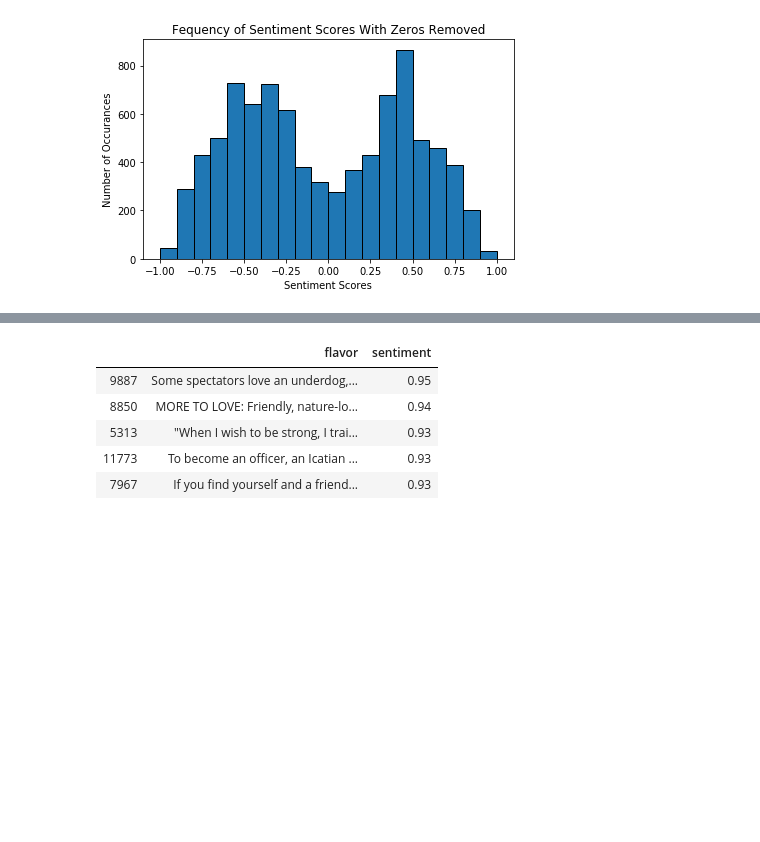
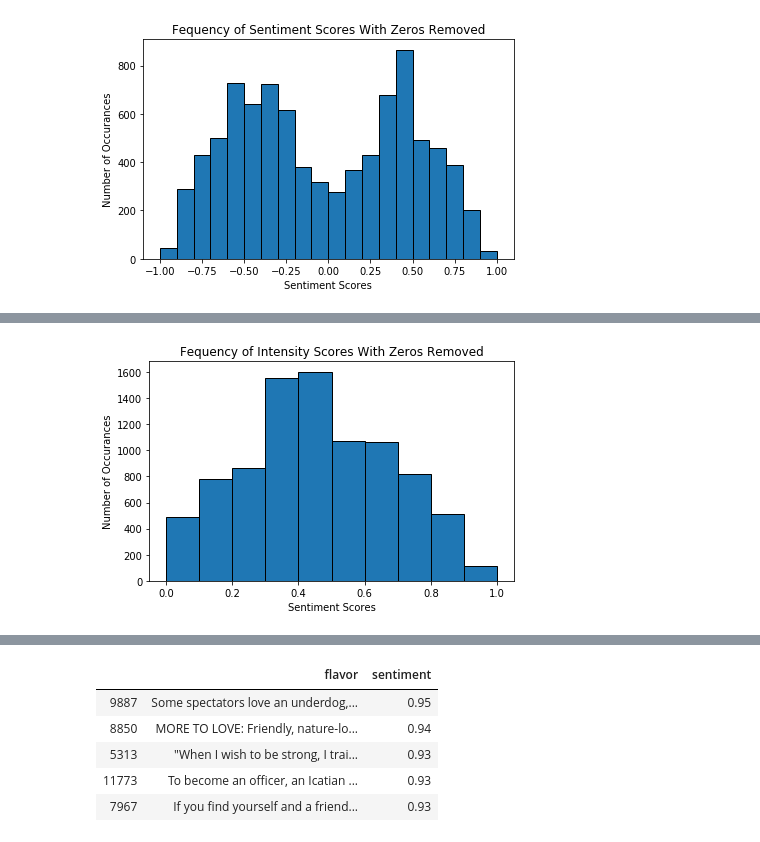
Before and after one commit to Johndsalas/Sentiment_Analysis_Magic_The_Gathering, a Jupyter notebook: magic_sentiment_analysis.ipynb, the cells around one changed output, grey strips where cells are left out. Cells and saved outputs as stored; diff of their text form; code cells hidden in the pictures; blank space fills up the shorter version.

```diff
--- a/magic_sentiment_analysis.ipynb
+++ b/magic_sentiment_analysis.ipynb
@@ -242,0 +269,23 @@ df.sort_values('sentiment').head()
+# %%
+bins =[0,.1,.2,.3,.4,.5,.6,.7,.8,.9,1]
+
+
+
+intensity = df.intensity[df.intensity!=0]
+
+plt.hist(intensity,bins=bins,edgecolor='black')
+
+
+plt.title('Fequency of Intensity Scores With Zeros Removed')
+plt.xlabel('Sentiment Scores')
+plt.ylabel('Number of Occurances')
+
+
+
+
+
+plt.tight_layout()
+
+plt.show()
+# %% [output]
+[figure, added]
```
Also changed, not shown: parts of 29 cells of this notebook.
